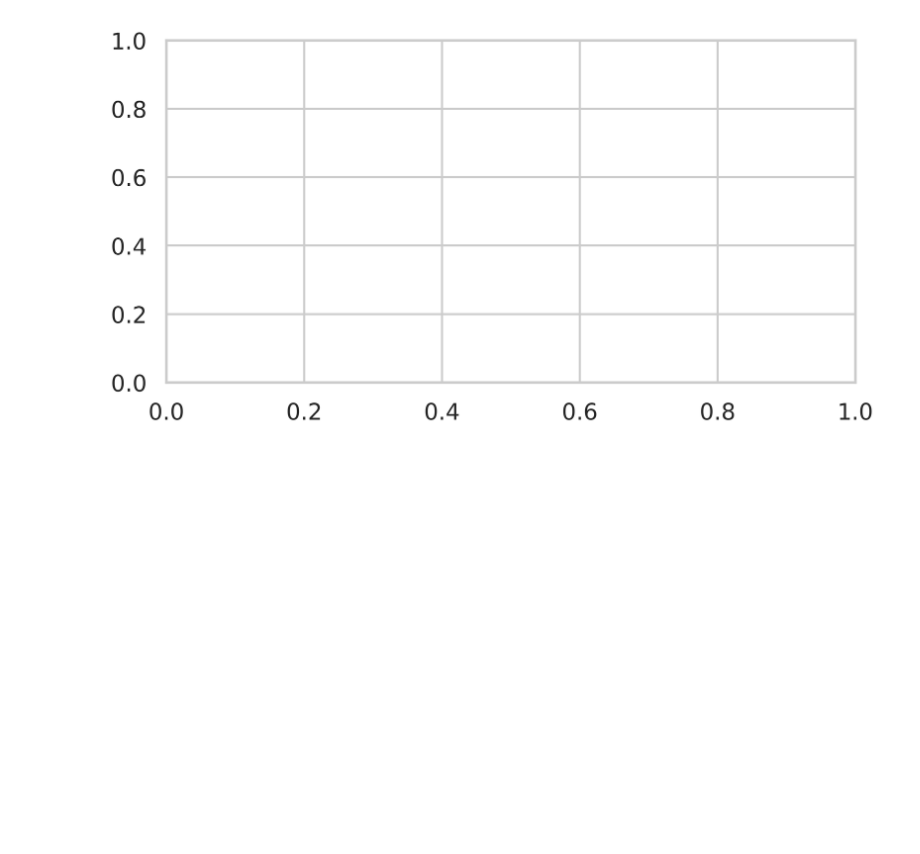
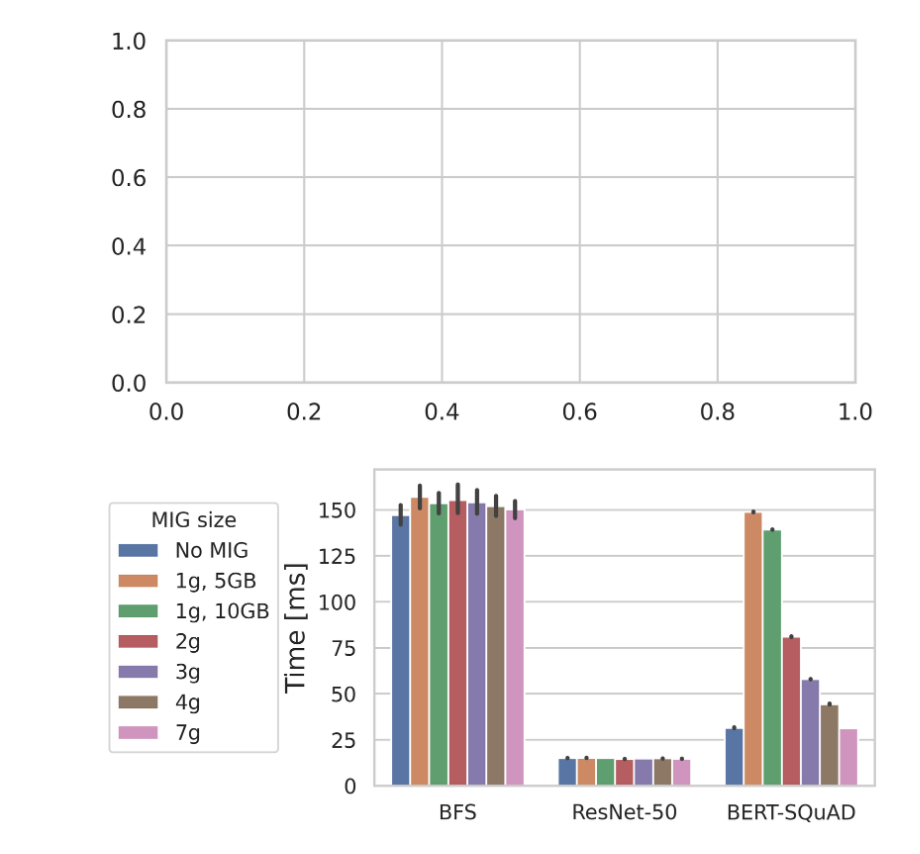
Before and after one commit to spcl/gpuless-thesis, a Jupyter notebook: benchmark-results/mig_size_effect/plots.ipynb, the cells around one changed output. Saved outputs shown, nothing was run; the diff lists cells and outputs as text; code cells hidden in the pictures; blank space fills up the shorter version.

```diff
--- a/benchmark-results/mig_size_effect/plots.ipynb
+++ b/benchmark-results/mig_size_effect/plots.ipynb
@@ -137,3 +137,34 @@ plt.tight_layout()
 # %% [output]
 ValueError: Could not interpret value `size` for parameter `x`
 [figure]
+# %%
+
+#fig = plt.figure(figsize=(4,2))
+#ax = fig.gca()
+
+sns.set(rc={'figure.figsize':(7, 3)})
+sns.set_style("whitegrid")
+#g = sns.catplot(x='benchmark', y='time', hue='migsize', data=final_df, kind='bar')
+g = sns.barplot(x='benchmark', y='time', hue='migsize', data=final_df) #, height=5, aspect=1)
+
+#g = sns.lineplot(data=final_df.loc[final_df['migsize'] == 'small'], x='size', y='time', hue='benchmark')
+#g.set_xlabel('Co-located NAS benchmarks - (NAS application, input size, MPI ranks).',fontsize=14)
+#g.set_xlabel('Size [kB]',fontsize=14)
+
+g.set_ylabel('Time [ms]',fontsize=14)
+g.set_xlabel('')
+#g.set_title('Slowdown of the batch job LULESH.',fontsize=16)
+g.legend(title='MIG size', fontsize=11,title_fontsize=11, ncols=1,loc='center left', bbox_to_anchor=(-0.55, 0.5))
+#plt.legend.set_title('LULESH problem size',prop={'fontsize':14})
+#g.set_ylim([-4,6])
+#g.axhline(y=0, color='black', linestyle='-')
+#g.set_xlim([-0.5,5.5])
+#g.set_xscale('log',base=2)
+#g.set_xticks([0, 1024, 2048])
+#g.set_xlim([0,1024])
+
+
+plt.tight_layout()
+plt.savefig("migsize_new.pdf",bbox_inches='tight',pad_inches = 0, transparent=False)
+# %% [output]
+[figure, added]
```
